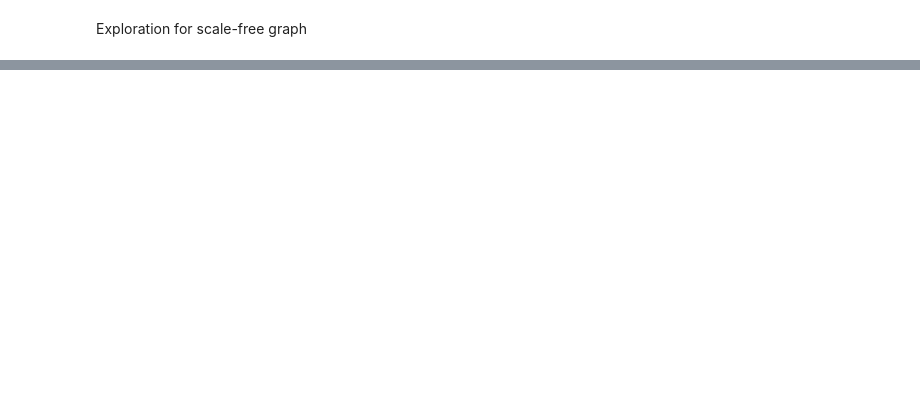
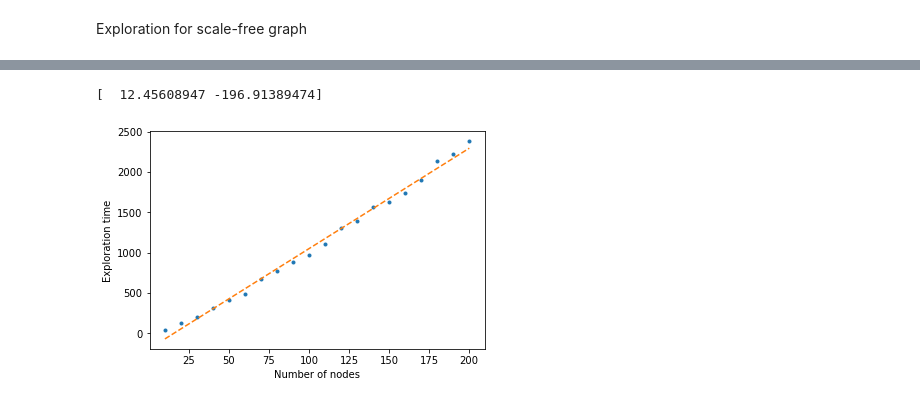
Before and after one commit to Ferri-00/Esame-Complessi, a Jupyter notebook: Exploration.ipynb, the cells around one changed output, grey strips where cells are left out. Cells and saved outputs as stored; diff of their text form; code cells hidden in the pictures; blank space fills up the shorter version.

Commit message:
fit lineari

```diff
--- a/Exploration.ipynb
+++ b/Exploration.ipynb
@@ -154,0 +175,17 @@ mean_exploration_time:  2446.52 for 210 nodes
+# %%
+linear_fit=np.polyfit(N,Times,1)
+
+print(linear_fit)
+
+fit = [linear_fit[0]*n+linear_fit[1] for n in N]
+fig, ax = plt.subplots()
+
+ax.plot(N, Times, '.', label = 'exploration_time')
+ax.set_xlabel("Number of nodes")
+ax.set_ylabel("Exploration time")
+
+ax.plot(N, fit, '--', label = 'fit')
+plt.show()
+# %% [output]
+[  12.45608947 -196.91389474]
+[figure, added]
```
Also changed, not shown: parts of 4 cells of this notebook.
